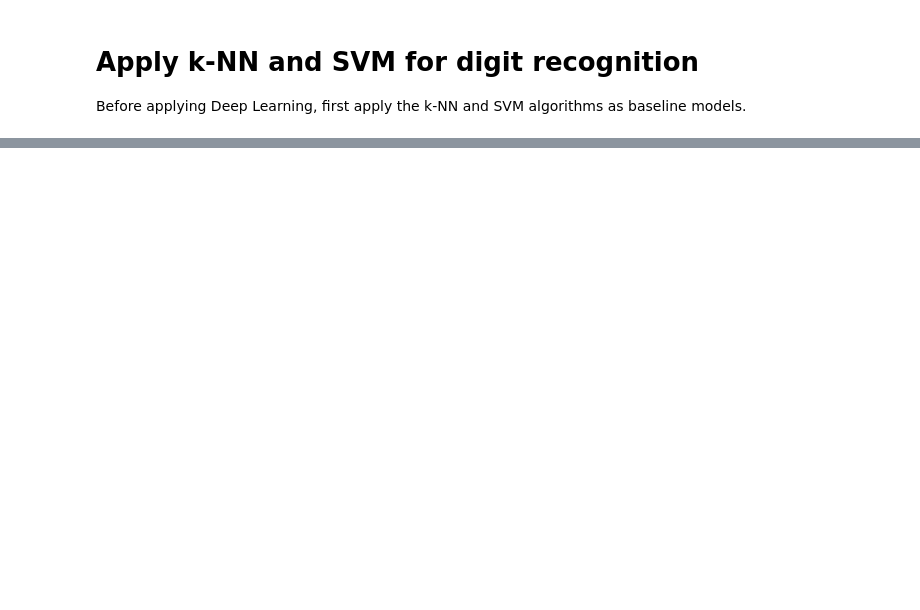
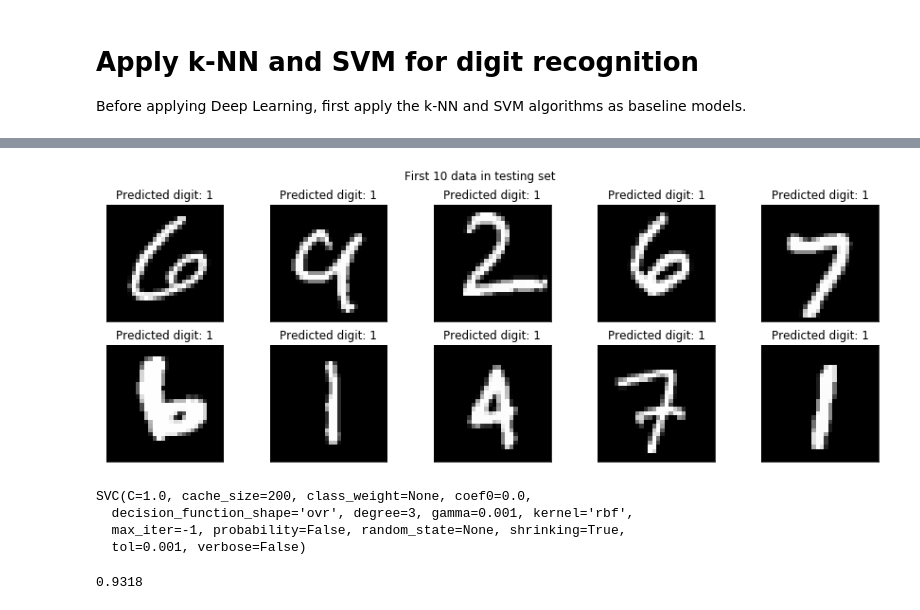
Before and after one commit to pochiehliu/CNN-for-Digit-Recognition, a Jupyter notebook: Step 2. Baseline model (kNN and SVM).ipynb, the cells around one changed output, grey strips where cells are left out. Saved outputs shown, nothing was run; the diff lists cells and outputs as text; code cells hidden in the pictures; blank space fills up the shorter version.

```diff
--- a/Step 2. Baseline model (kNN and SVM).ipynb
+++ b/Step 2. Baseline model (kNN and SVM).ipynb
@@ -42,0 +111,2 @@ int
+# %%
+svm_model = svm.SVC(gamma=0.001)
@@ -42,0 +128,10 @@ int
+# %%
+Prediction = svm_model.predict(test_images_sample)
+# %%
+fig = plt.figure(figsize = (15,5))
+_ = fig.suptitle('First 10 data in testing set')
+for i in range(1,11):
+    plt.subplot(2,5,i)
+    showImg(squareFormat(test_images_sample[i-1]), Prediction[i-1])
+# %% [output]
+[figure, added]
@@ -42,0 +145,11 @@ int
+# %%
+svm_model.fit(svm_train_sampe, train_labels_sample)
+# %% [output]
+SVC(C=1.0, cache_size=200, class_weight=None, coef0=0.0,
+  decision_function_shape='ovr', degree=3, gamma=0.001, kernel='rbf',
+  max_iter=-1, probability=False, random_state=None, shrinking=True,
+  tol=0.001, verbose=False)
+# %%
+svm_model.score(svm_train_sampe, train_labels_sample)
+# %% [output]
+0.9318
```
Also changed, not shown: parts of 23 cells of this notebook, 1 other file.
